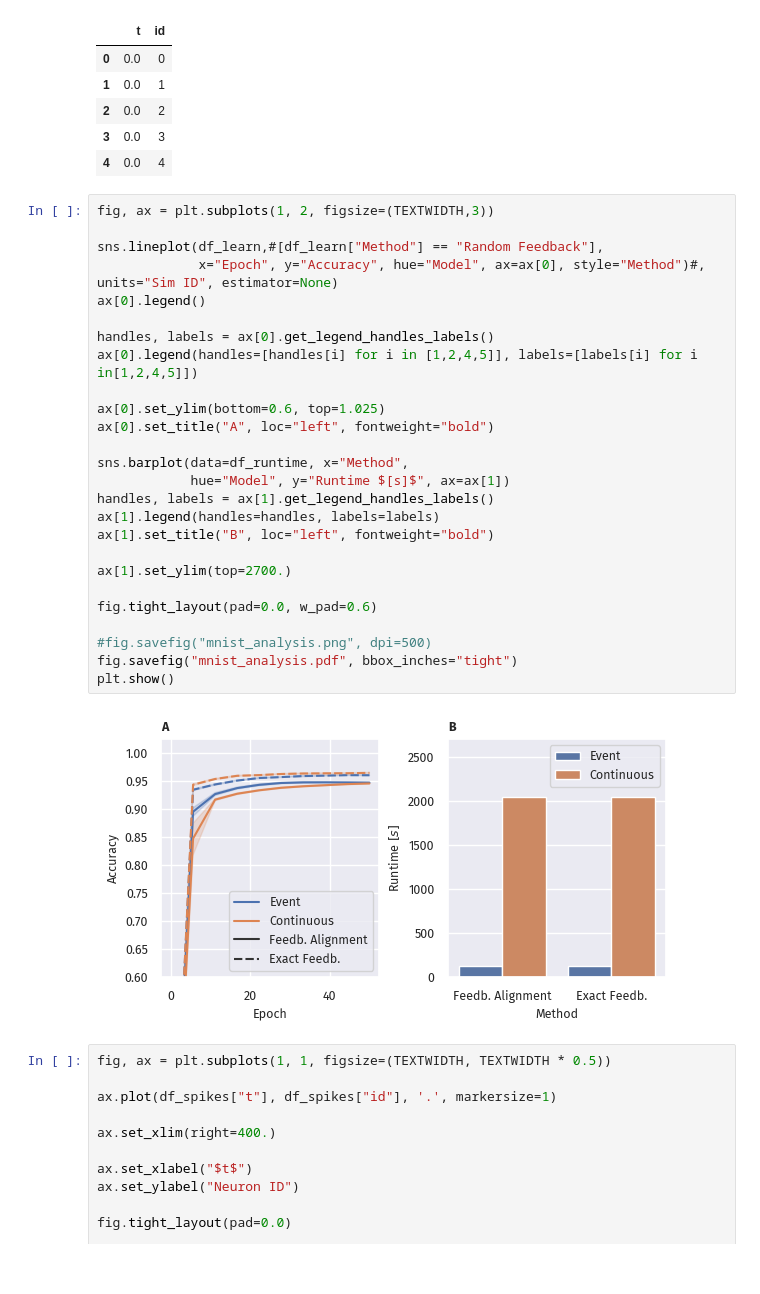
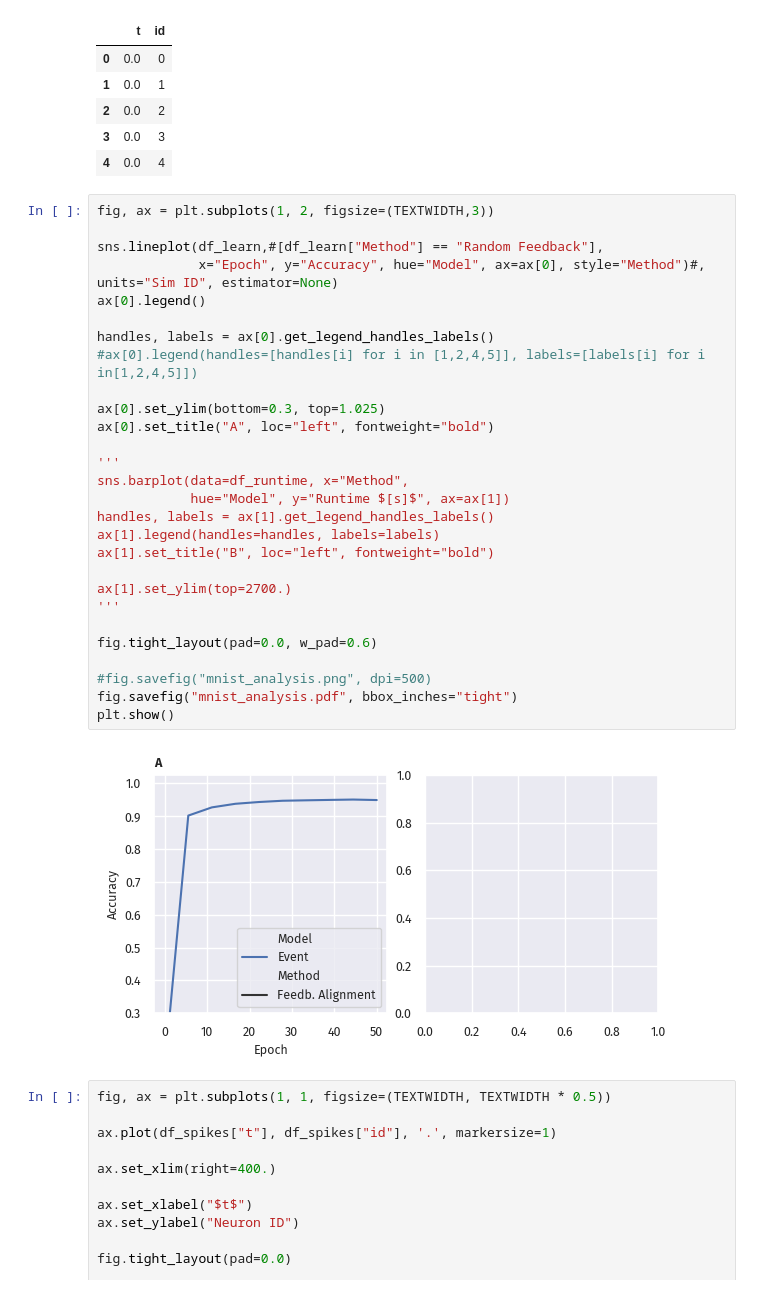
Before and after one commit to FabianSchubert/microcircuit_network, a Jupyter notebook: mc/analysis_notebooks/MNIST_Analysis.ipynb, the cells around one changed output. Drawn from its saved outputs; the diff is of its cells as text.

```diff
--- a/mc/analysis_notebooks/MNIST_Analysis.ipynb
+++ b/mc/analysis_notebooks/MNIST_Analysis.ipynb
@@ -49,31 +49,33 @@ df_spikes.head()
 # %%
 fig, ax = plt.subplots(1, 2, figsize=(TEXTWIDTH,3))
 
 sns.lineplot(df_learn,#[df_learn["Method"] == "Random Feedback"],
              x="Epoch", y="Accuracy", hue="Model", ax=ax[0], style="Method")#, units="Sim ID", estimator=None)
 ax[0].legend()
 
 handles, labels = ax[0].get_legend_handles_labels()
-ax[0].legend(handles=[handles[i] for i in [1,2,4,5]], labels=[labels[i] for i in[1,2,4,5]])
+#ax[0].legend(handles=[handles[i] for i in [1,2,4,5]], labels=[labels[i] for i in[1,2,4,5]])
 
-ax[0].set_ylim(bottom=0.6, top=1.025)
+ax[0].set_ylim(bottom=0.3, top=1.025)
 ax[0].set_title("A", loc="left", fontweight="bold")
 
+'''
 sns.barplot(data=df_runtime, x="Method",
             hue="Model", y="Runtime $[s]$", ax=ax[1])
 handles, labels = ax[1].get_legend_handles_labels()
 ax[1].legend(handles=handles, labels=labels)
 ax[1].set_title("B", loc="left", fontweight="bold")
 
 ax[1].set_ylim(top=2700.)
+'''
 
 fig.tight_layout(pad=0.0, w_pad=0.6)
 
 #fig.savefig("mnist_analysis.png", dpi=500)
 fig.savefig("mnist_analysis.pdf", bbox_inches="tight")
 plt.show()
 # %% [output]
-[figure, old version]
+[figure, new version]
 # %%
 fig, ax = plt.subplots(1, 1, figsize=(TEXTWIDTH, TEXTWIDTH * 0.5))
 
```
Also changed, not shown: parts of 1 cell of this notebook, 8 other files.
